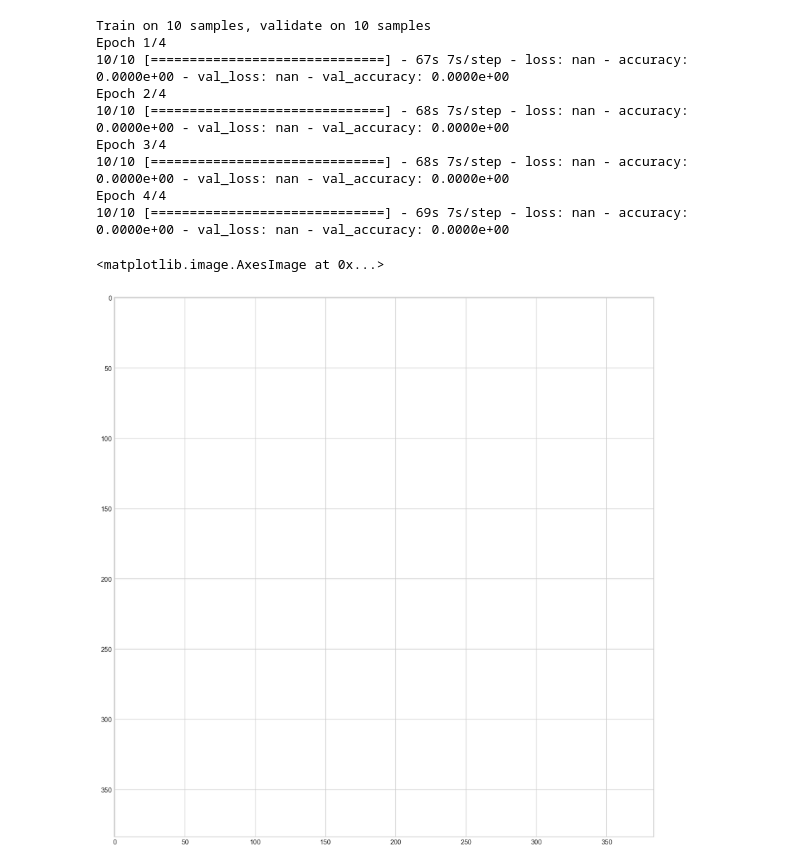
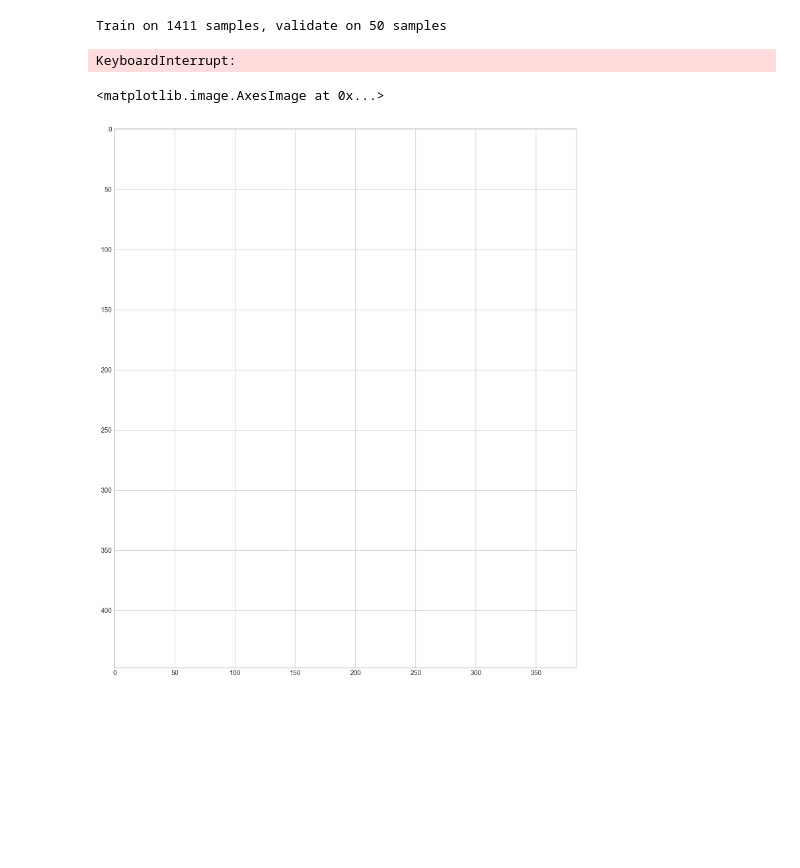
Before and after one commit to idrigo/arctic_ddmodeling, a Jupyter notebook: notebooks/spatial_regression.ipynb, the cells around one changed output. Saved outputs shown, nothing was run; the diff lists cells and outputs as text; code cells hidden in the pictures; blank space fills up the shorter version.

```diff
--- a/notebooks/spatial_regression.ipynb
+++ b/notebooks/spatial_regression.ipynb
@@ -107,8 +151,8 @@ ValueError: Found array with dim 4. MinMaxScaler expected <= 2.
 # %%
-from keras.models import *
-from keras.layers import *
+from tensorflow.keras.models import *
+from tensorflow.keras.layers import *
 
-def rainnet(input_shape=(384, 384, 2), mode="regression"):
+def rainnet(input_shape=(448, 384, 2), mode="regression"):
     """
     The function for building the RainNet (v1.0) model from scratch
     using Keras functional API.
@@ -129,8 +173,9 @@ def rainnet(input_shape=(384, 384, 2), mode="regression"):
     """
 
     inputs = Input(input_shape)
+    mask = Masking(mask_value=-1)(inputs)
 
-    conv1f = Conv2D(64, 3, padding='same', kernel_initializer='he_normal')(inputs)
+    conv1f = Conv2D(64, 3, padding='same', kernel_initializer='he_normal')(mask)
     conv1f = Activation("relu")(conv1f)
     conv1s = Conv2D(64, 3, padding='same', kernel_initializer='he_normal')(conv1f)
     conv1s = Activation("relu")(conv1s)
@@ -204,22 +242,27 @@ model.compile(optimizer=sgd, loss="mean_squared_error", metrics=["accuracy"])
-# %%
-res=model.fit(x=X_train[:,:384,:384,:], y=y_train[:,:384,:384,:],
-              validation_data=(X_val[:,:384,:384,:],y_val[:,:384,:384,:]),
-              batch_size=1,
-              epochs=4)
-# %% [output]
-Train on 10 samples, validate on 10 samples
-Epoch 1/4
-10/10 [==============================] - 67s 7s/step - loss: nan - accuracy: 0.0000e+00 - val_loss: nan - val_accuracy: 0.0000e+00
-Epoch 2/4
-10/10 [==============================] - 68s 7s/step - loss: nan - accuracy: 0.0000e+00 - val_loss: nan - val_accuracy: 0.0000e+00
-Epoch 3/4
-10/10 [==============================] - 68s 7s/step - loss: nan - accuracy: 0.0000e+00 - val_loss: nan - val_accuracy: 0.0000e+00
-Epoch 4/4
-10/10 [==============================] - 69s 7s/step - loss: nan - accuracy: 0.0000e+00 - val_loss: nan - val_accuracy: 0.0000e+00
+# %%
+from tensorflow.keras.optimizers import *
+from tensorflow.keras import optimizers
+from tensorflow.keras import backend as K
+from tensorflow.keras import callbacks
+model = rainnet()
+
+model = rainnet(input_shape=(shpY[1]-shpY[0], shpX[1]-shpX[0],X_train.shape[-1]))
+model.compile(optimizer=Adam(lr=1e-04), loss='logcosh', metrics = ['mean_squared_error'])
+# %%
+hist=model.fit(x=X_train[:,shpY[0]:shpY[1],shpX[0]:shpX[1],:],
+               y=y_train[:,shpY[0]:shpY[1],shpX[0]:shpX[1],:],
+               validation_data=(X_val[:, shpY[0]:shpY[1], shpX[0]:shpX[1],:],
+                                y_val[:,shpY[0]:shpY[1], shpX[0]:shpX[1],:]),
+               batch_size=4,
+               epochs=1,
+               callbacks=[callbacks.ModelCheckpoint('model_fulldom.h5', save_best_only=True)])
+# %% [output]
+Train on 1411 samples, validate on 50 samples
+KeyboardInterrupt:
 # %%
-res = model.predict(X_test[np.newaxis,9,:384,:384,:])
+res = model.predict(X_test[np.newaxis,5, shpY[0]:shpY[1], shpX[0]:shpX[1],:])
 # %%
-plt.imshow(res[0,:,:,0],vmin=-0.1, vmax=0.1)
+plt.imshow(res[0,:,:,0], vmin=0.5, vmax=2)
 # %% [output]
 <matplotlib.image.AxesImage at 0x...>
-[figure, old version]
+[figure, new version]
```
Also changed, not shown: parts of 26 cells of this notebook, 5 other files.
